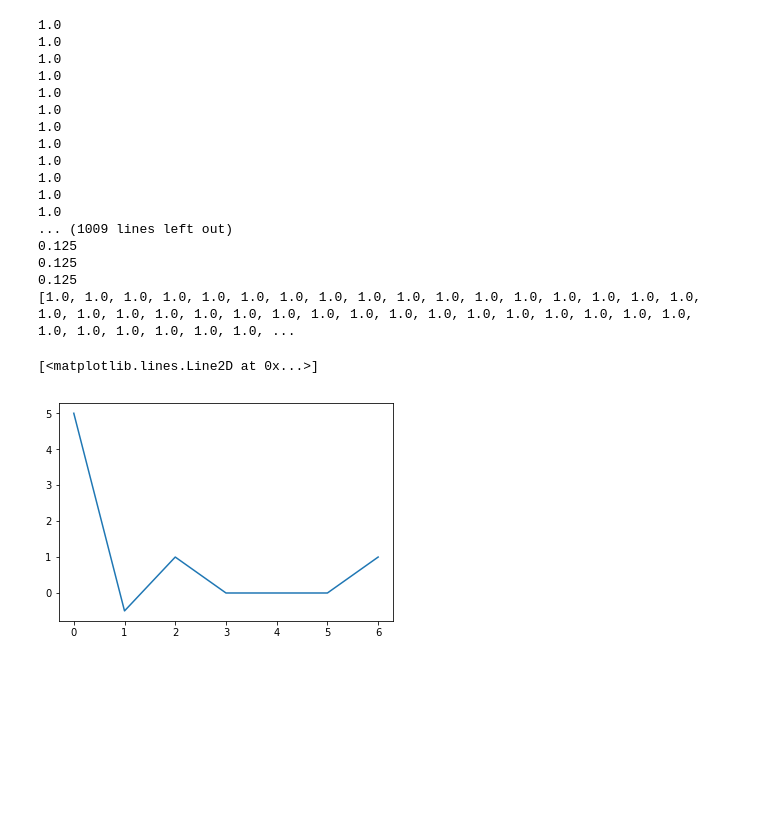
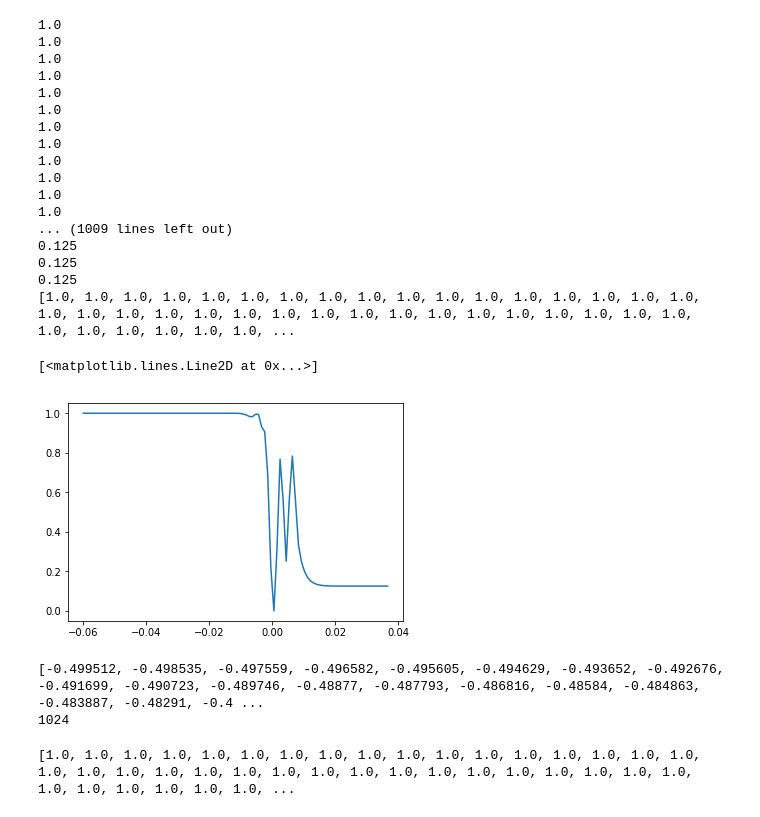
Before and after one commit to mikeg64/solar, a Jupyter notebook: hermes/python/shocktube-1d.ipynb, the cells around one changed output. Saved outputs shown, nothing was run; the diff lists cells and outputs as text; code cells hidden in the pictures; blank space fills up the shorter version.

```diff
--- a/hermes/python/shocktube-1d.ipynb
+++ b/hermes/python/shocktube-1d.ipynb
@@ -6,7 +6,7 @@
 import csv
 # %%
 
-with open('../../../hermes-t1/out-1d-hydro/Sod.0004.tab', 'r') as csvfile:
+with open('../../../hermes-t1/out/Sod.0026.tab', 'r') as csvfile:
     next(csvfile) # skip headings
     next(csvfile) # skip headings
     next(csvfile) # skip headings
@@ -70,8 +88,12 @@ from matplotlib import pyplot
 # %%
 dat=list()
+xdat=list()
+ydat=list()
 for i in sodvars:
     print(i[2])
     dat.append(i[2])
+    xdat.append(i[1])
+    ydat.append(i[2])
 print(dat)
 # %% [output]
 1.0
@@ -91,8 +113,21 @@ print(dat)
 0.125
 0.125
 [1.0, 1.0, 1.0, 1.0, 1.0, 1.0, 1.0, 1.0, 1.0, 1.0, 1.0, 1.0, 1.0, 1.0, 1.0, 1.0, 1.0, 1.0, 1.0, 1.0, 1.0, 1.0, 1.0, 1.0, 1.0, 1.0, 1.0, 1.0, 1.0, 1.0, 1.0, 1.0, 1.0, 1.0, 1.0, 1.0, 1.0, 1.0, 1.0, 1.0, ...
-# %%
-pyplot.plot(sodvars[:][1])
-# %% [output]
-[<matplotlib.lines.Line2D at 0x...>]
-[figure, removed]
+# %%
+pyplot.plot(xdat[450:550],ydat[450:550])
+# %% [output]
+[<matplotlib.lines.Line2D at 0x...>]
+[figure, added]
+# %%
+#xdat=sodvars[:][:]
+#ydat=sodvars[:][3]
+
+print(xdat)
+print(size(xdat))
+# %% [output]
+[-0.499512, -0.498535, -0.497559, -0.496582, -0.495605, -0.494629, -0.493652, -0.492676, -0.491699, -0.490723, -0.489746, -0.48877, -0.487793, -0.486816, -0.48584, -0.484863, -0.483887, -0.48291, -0.4 ...
+1024
+# %%
+print(ydat[450:550])
+# %% [output]
+[1.0, 1.0, 1.0, 1.0, 1.0, 1.0, 1.0, 1.0, 1.0, 1.0, 1.0, 1.0, 1.0, 1.0, 1.0, 1.0, 1.0, 1.0, 1.0, 1.0, 1.0, 1.0, 1.0, 1.0, 1.0, 1.0, 1.0, 1.0, 1.0, 1.0, 1.0, 1.0, 1.0, 1.0, 1.0, 1.0, 1.0, 1.0, 1.0, 1.0, ...
```
Also changed, not shown: parts of 3 cells of this notebook, 3 other files.
